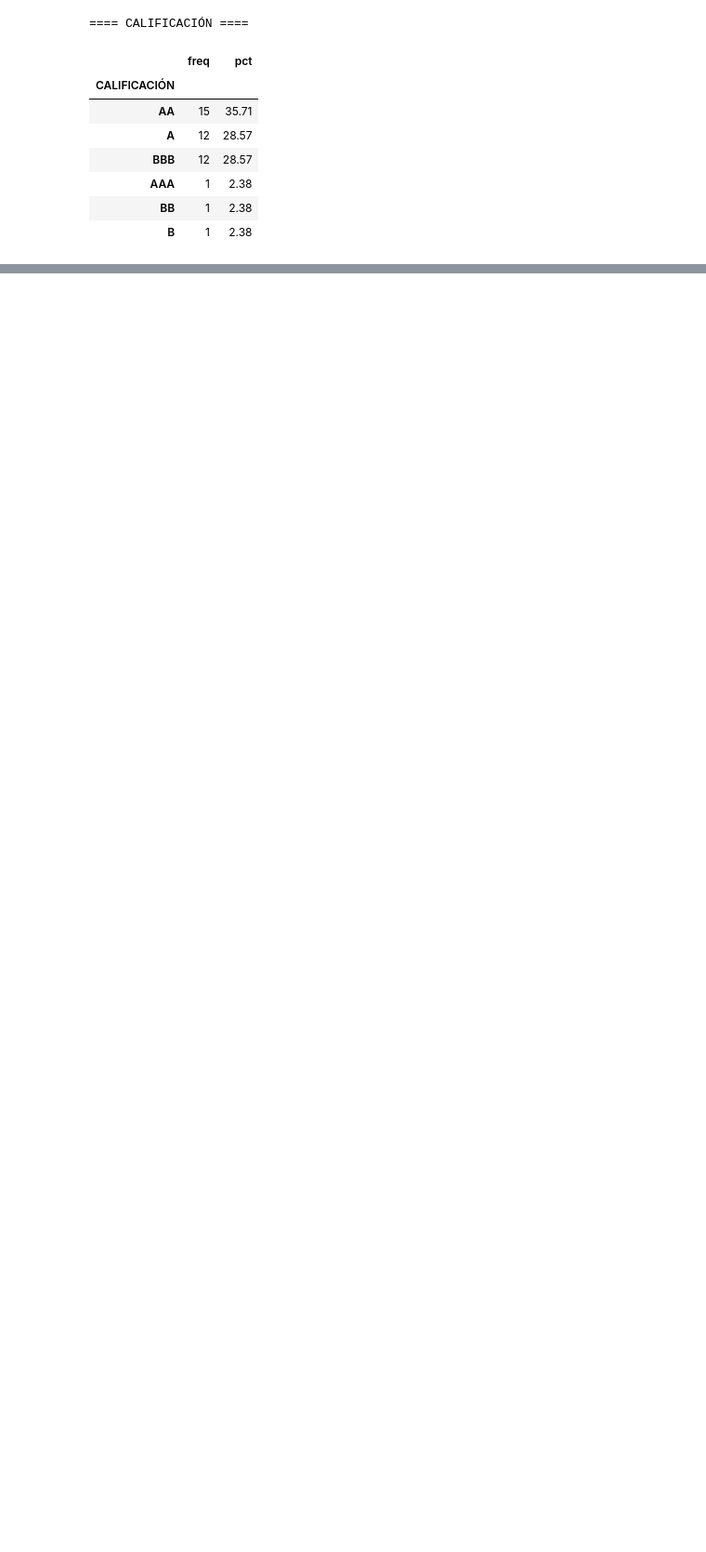
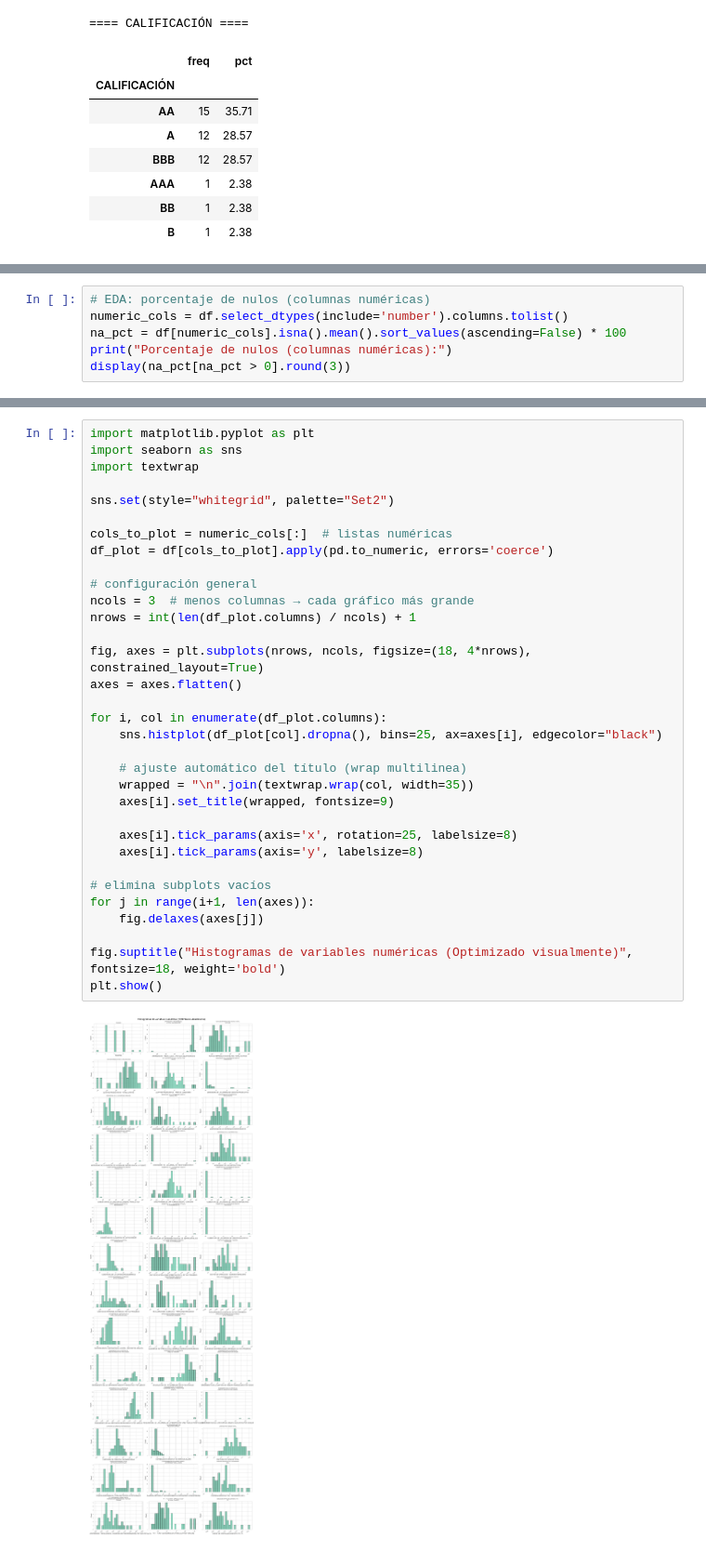
Before and after one commit to tonyfajardo1/ml-cooperativas-segmento1, a Jupyter notebook: notebooks/01_eda_y_clustering.ipynb, the cells around one changed output, grey strips where cells are left out. Shown at 93% size. Cells and saved outputs as stored; diff of their text form; blank space fills up the shorter version.

```diff
--- a/notebooks/01_eda_y_clustering.ipynb
+++ b/notebooks/01_eda_y_clustering.ipynb
@@ -367,0 +172,6 @@ plt.show()
+# %%
+# EDA: porcentaje de nulos (columnas numéricas)
+numeric_cols = df.select_dtypes(include='number').columns.tolist()
+na_pct = df[numeric_cols].isna().mean().sort_values(ascending=False) * 100
+print("Porcentaje de nulos (columnas numéricas):")
+display(na_pct[na_pct > 0].round(3))
@@ -367,0 +181,35 @@ plt.show()
+# %%
+import matplotlib.pyplot as plt
+import seaborn as sns
+import textwrap
+
+sns.set(style="whitegrid", palette="Set2")
+
+cols_to_plot = numeric_cols[:]  # listas numéricas
+df_plot = df[cols_to_plot].apply(pd.to_numeric, errors='coerce')
+
+# configuración general
+ncols = 3  # menos columnas → cada gráfico más grande
+nrows = int(len(df_plot.columns) / ncols) + 1
+
+fig, axes = plt.subplots(nrows, ncols, figsize=(18, 4*nrows), constrained_layout=True)
+axes = axes.flatten()
+
+for i, col in enumerate(df_plot.columns):
+    sns.histplot(df_plot[col].dropna(), bins=25, ax=axes[i], edgecolor="black")
+
+    # ajuste automático del título (wrap multilinea)
+    wrapped = "\n".join(textwrap.wrap(col, width=35))
+    axes[i].set_title(wrapped, fontsize=9)
+
+    axes[i].tick_params(axis='x', rotation=25, labelsize=8)
+    axes[i].tick_params(axis='y', labelsize=8)
+
+# elimina subplots vacíos
+for j in range(i+1, len(axes)):
+    fig.delaxes(axes[j])
+
+fig.suptitle("Histogramas de variables numéricas (Optimizado visualmente)", fontsize=18, weight='bold')
+plt.show()
+# %% [output]
+[figure, added]
```
Also changed, not shown: parts of 14 cells of this notebook, 20 other files.
